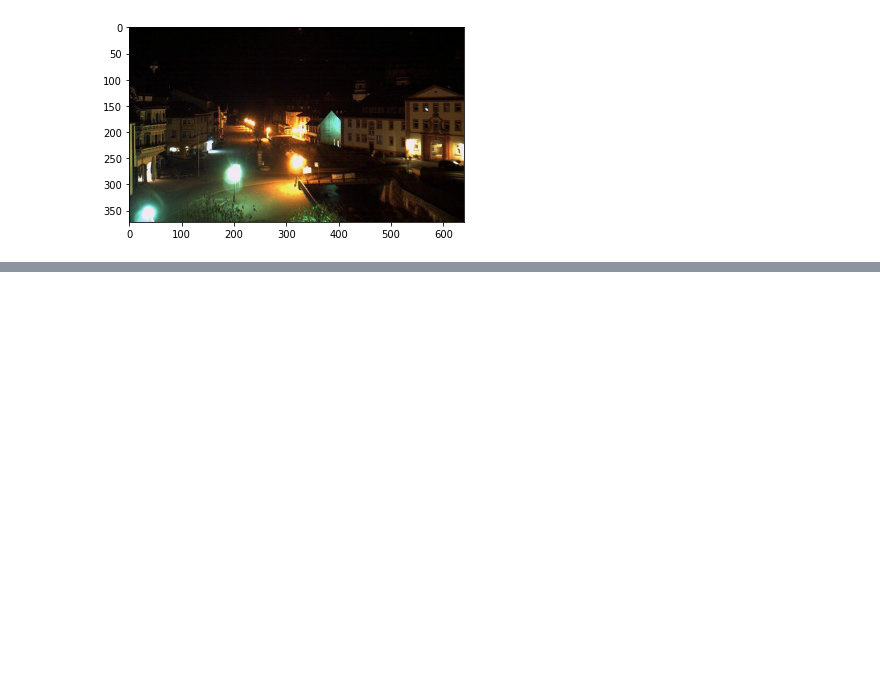
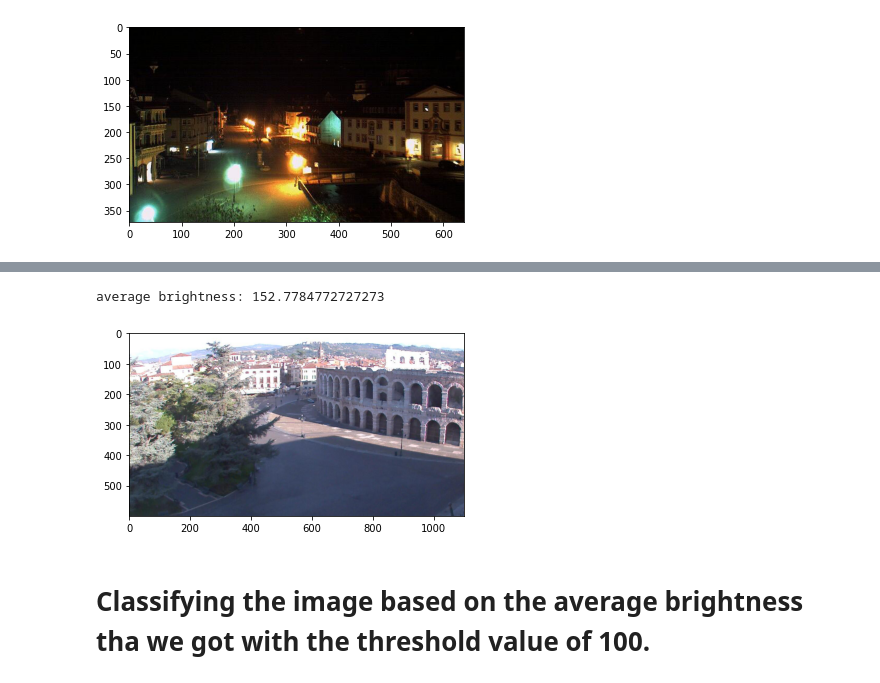
Before and after one commit to prakashr7d/computer_vision, a Jupyter notebook: Day_night_classification.ipynb, the cells around one changed output, grey strips where cells are left out. Drawn from its saved outputs; the diff is of its cells as text; code cells hidden in the pictures; blank space fills up the shorter version.

```diff
--- a/Day_night_classification.ipynb
+++ b/Day_night_classification.ipynb
@@ -44,0 +121,11 @@ plt.imshow(training_images[121][0])
+# %%
+def average_brightness(image):
+  image = cv2.cvtColor(image[0],cv2.COLOR_RGB2HSV)
+
+  total_value = np.sum(image[:,:,2])
+
+  area = 600*1100
+
+  avg_brightness =  total_value/area
+
+  return avg_brightness
@@ -44,0 +139,9 @@ plt.imshow(training_images[121][0])
+# %%
+img_no = 21
+plt.imshow(sd_img[img_no][0])
+print("average brightness:", average_brightness(hsv_sd_img[img_no]))
+# %% [output]
+average brightness: 152.7784772727273
+[figure, added]
+# %% [markdown]
+# Classifying the image based on the average brightness tha we got with the threshold value of 100.
```
Also changed, not shown: parts of 21 cells of this notebook.
